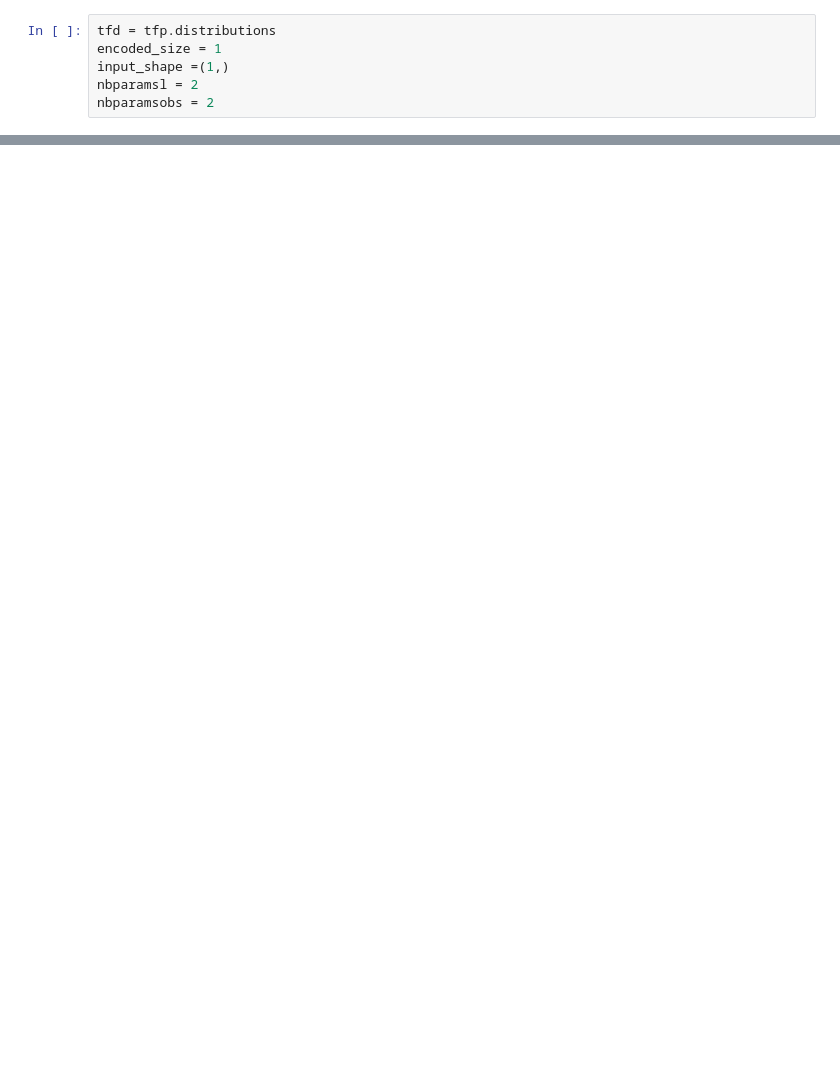
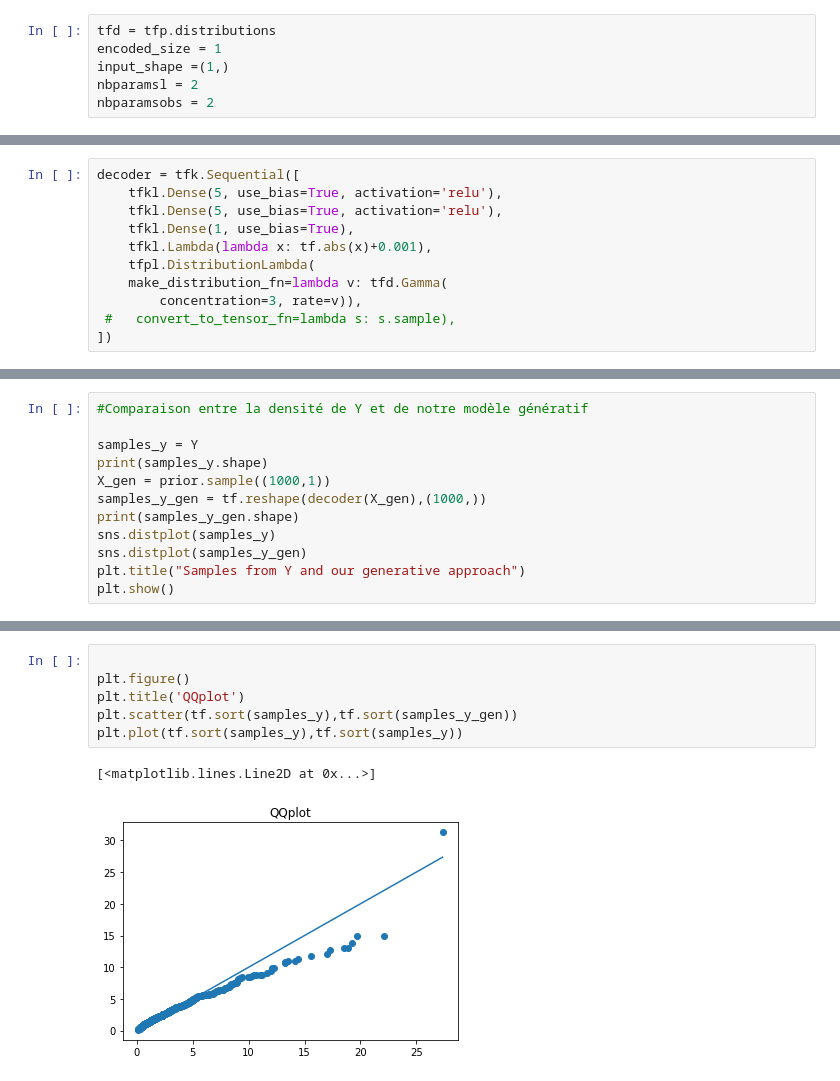
Before and after one commit to Nicolasecl16/These, a Jupyter notebook: Extreme_VAE/Tf Invgamma VAE.ipynb, the cells around one changed output, grey strips where cells are left out. Cells and saved outputs as stored; diff of their text form; blank space fills up the shorter version.

```diff
--- a/Extreme_VAE/Tf Invgamma VAE.ipynb
+++ b/Extreme_VAE/Tf Invgamma VAE.ipynb
@@ -70,0 +107,11 @@ encoder = tfk.Sequential([
+# %%
+decoder = tfk.Sequential([
+    tfkl.Dense(5, use_bias=True, activation='relu'),
+    tfkl.Dense(5, use_bias=True, activation='relu'),
+    tfkl.Dense(1, use_bias=True),
+    tfkl.Lambda(lambda x: tf.abs(x)+0.001),
+    tfpl.DistributionLambda(
+    make_distribution_fn=lambda v: tfd.Gamma(
+        concentration=3, rate=v)),
+ #   convert_to_tensor_fn=lambda s: s.sample),
+])
@@ -82,0 +213,12 @@ tfp.distributions._TensorCoercible("tensor_coercible", batch_shape=[1, 1], event
+# %%
+#Comparaison entre la densité de Y et de notre modèle génératif
+
+samples_y = Y
+print(samples_y.shape)
+X_gen = prior.sample((1000,1))
+samples_y_gen = tf.reshape(decoder(X_gen),(1000,))
+print(samples_y_gen.shape)
+sns.distplot(samples_y)
+sns.distplot(samples_y_gen)
+plt.title("Samples from Y and our generative approach")
+plt.show()
@@ -82,0 +248,9 @@ tfp.distributions._TensorCoercible("tensor_coercible", batch_shape=[1, 1], event
+# %%
+
+plt.figure()
+plt.title('QQplot')
+plt.scatter(tf.sort(samples_y),tf.sort(samples_y_gen))
+plt.plot(tf.sort(samples_y),tf.sort(samples_y))
+# %% [output]
+[<matplotlib.lines.Line2D at 0x...>]
+[figure, added]
```
Also changed, not shown: parts of 34 cells of this notebook, 1 other file.
